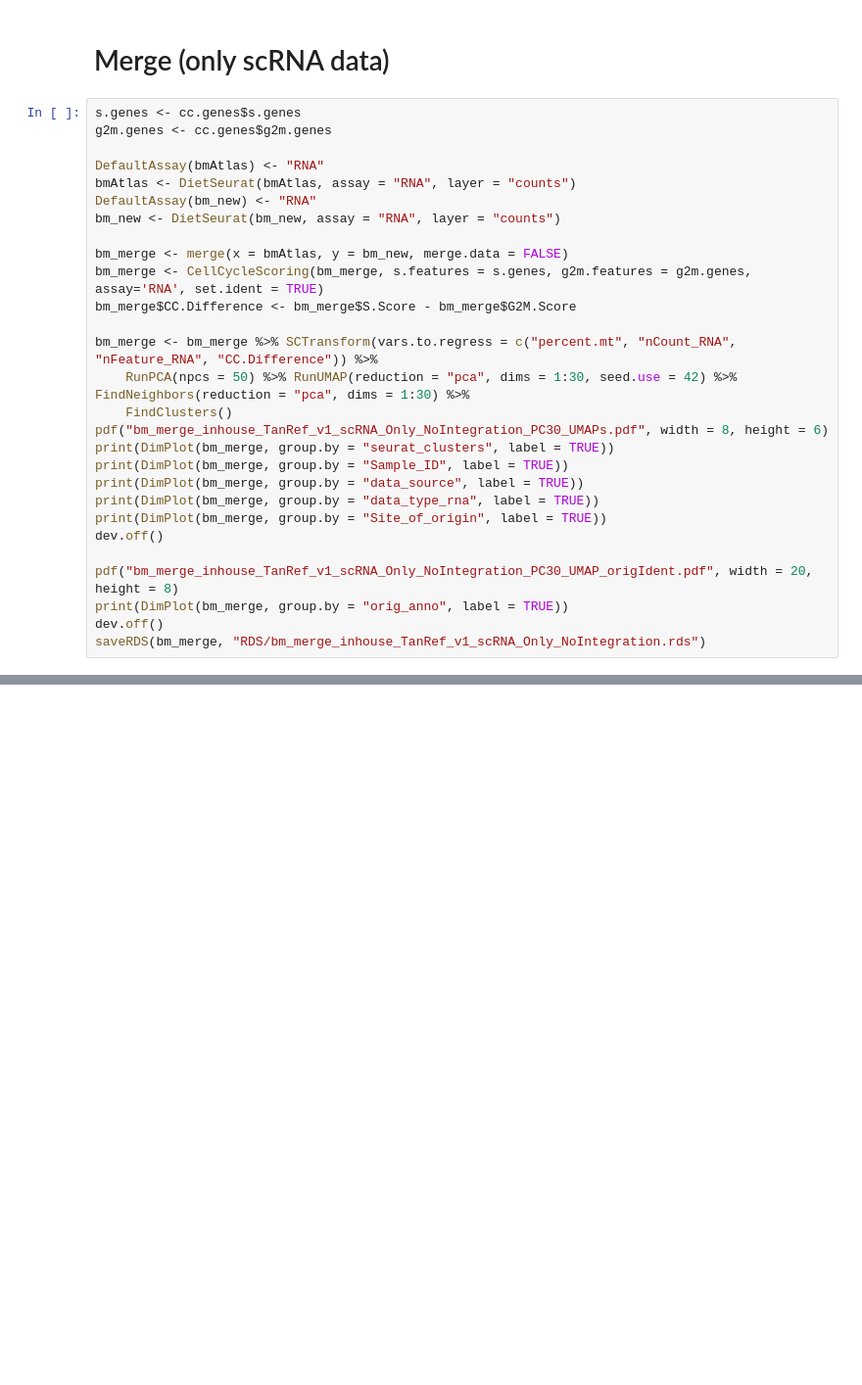
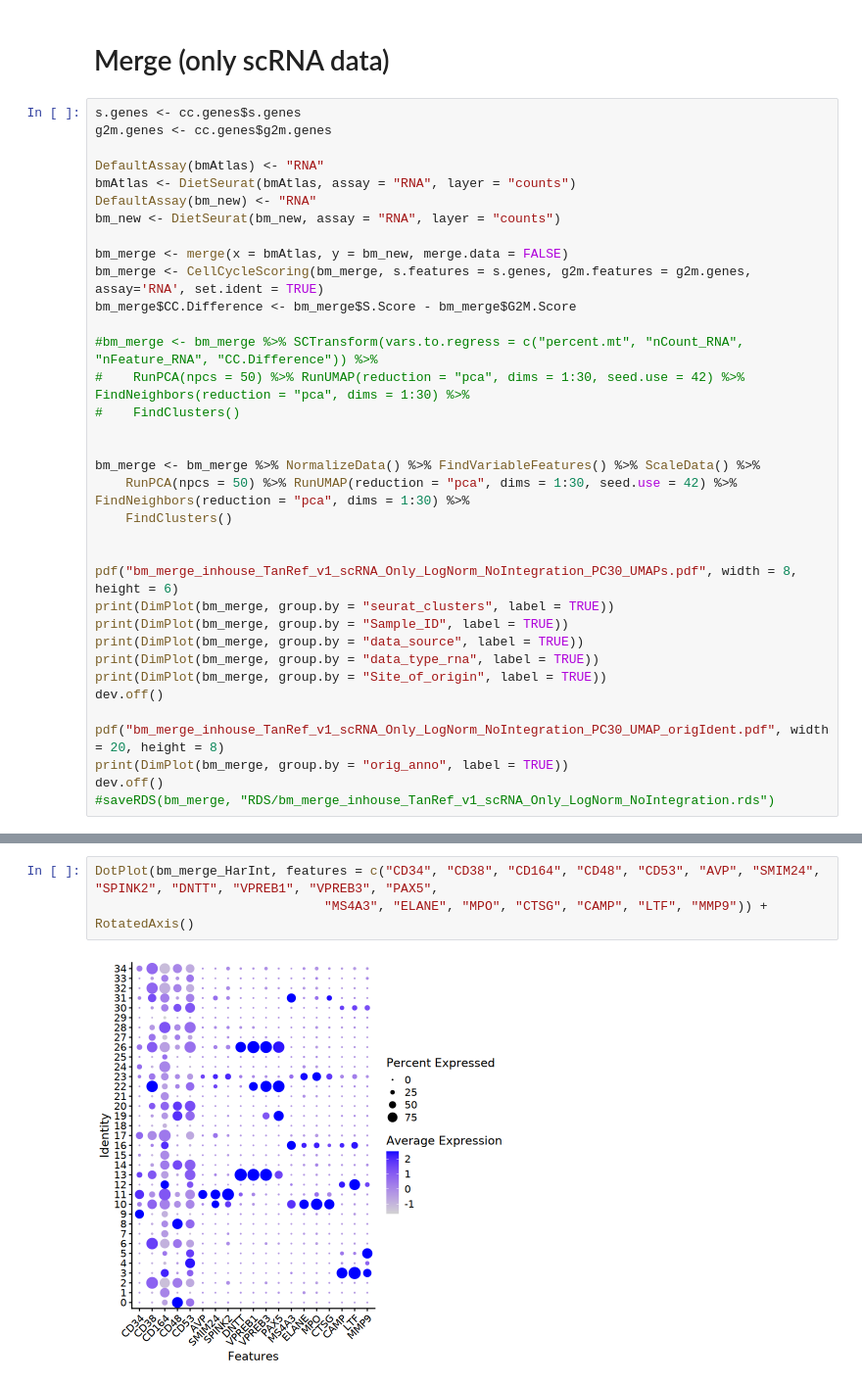
Before and after one commit to WHChou/SenNet_bone, a Jupyter notebook: Integrate reference.ipynb, the cells around one changed output, grey strips where cells are left out. Shown at 98% size. Drawn from its saved outputs; the diff is of its cells as text; blank space fills up the shorter version.

```diff
--- a/Integrate reference.ipynb
+++ b/Integrate reference.ipynb
@@ -416,10 +387,17 @@ bm_merge <- merge(x = bmAtlas, y = bm_new, merge.data = FALSE)
 bm_merge <- CellCycleScoring(bm_merge, s.features = s.genes, g2m.features = g2m.genes, assay='RNA', set.ident = TRUE)
 bm_merge$CC.Difference <- bm_merge$S.Score - bm_merge$G2M.Score
 
-bm_merge <- bm_merge %>% SCTransform(vars.to.regress = c("percent.mt", "nCount_RNA", "nFeature_RNA", "CC.Difference")) %>%
+#bm_merge <- bm_merge %>% SCTransform(vars.to.regress = c("percent.mt", "nCount_RNA", "nFeature_RNA", "CC.Difference")) %>%
+#    RunPCA(npcs = 50) %>% RunUMAP(reduction = "pca", dims = 1:30, seed.use = 42) %>% FindNeighbors(reduction = "pca", dims = 1:30) %>%
+#    FindClusters()
+
+
+bm_merge <- bm_merge %>% NormalizeData() %>% FindVariableFeatures() %>% ScaleData() %>%
     RunPCA(npcs = 50) %>% RunUMAP(reduction = "pca", dims = 1:30, seed.use = 42) %>% FindNeighbors(reduction = "pca", dims = 1:30) %>%
     FindClusters()
-pdf("bm_merge_inhouse_TanRef_v1_scRNA_Only_NoIntegration_PC30_UMAPs.pdf", width = 8, height = 6)
+
+
+pdf("bm_merge_inhouse_TanRef_v1_scRNA_Only_LogNorm_NoIntegration_PC30_UMAPs.pdf", width = 8, height = 6)
 print(DimPlot(bm_merge, group.by = "seurat_clusters", label = TRUE))
 print(DimPlot(bm_merge, group.by = "Sample_ID", label = TRUE))
 print(DimPlot(bm_merge, group.by = "data_source", label = TRUE))
@@ -427,10 +405,10 @@ print(DimPlot(bm_merge, group.by = "data_type_rna", label = TRUE))
 print(DimPlot(bm_merge, group.by = "Site_of_origin", label = TRUE))
 dev.off()
 
-pdf("bm_merge_inhouse_TanRef_v1_scRNA_Only_NoIntegration_PC30_UMAP_origIdent.pdf", width = 20, height = 8)
+pdf("bm_merge_inhouse_TanRef_v1_scRNA_Only_LogNorm_NoIntegration_PC30_UMAP_origIdent.pdf", width = 20, height = 8)
 print(DimPlot(bm_merge, group.by = "orig_anno", label = TRUE))
 dev.off()
-saveRDS(bm_merge, "RDS/bm_merge_inhouse_TanRef_v1_scRNA_Only_NoIntegration.rds")
+#saveRDS(bm_merge, "RDS/bm_merge_inhouse_TanRef_v1_scRNA_Only_LogNorm_NoIntegration.rds")
 # %% [output]
 Warning message:
 “The following features are not present in the object: MLF1IP, not searching for symbol synonyms”
@@ -480,0 +737,5 @@ png
+# %%
+DotPlot(bm_merge_HarInt, features = c("CD34", "CD38", "CD164", "CD48", "CD53", "AVP", "SMIM24", "SPINK2", "DNTT", "VPREB1", "VPREB3", "PAX5",
+                              "MS4A3", "ELANE", "MPO", "CTSG", "CAMP", "LTF", "MMP9")) + RotatedAxis()
+# %% [output]
+[figure, added]
```
Also changed, not shown: parts of 13 cells of this notebook, 27 other files.
